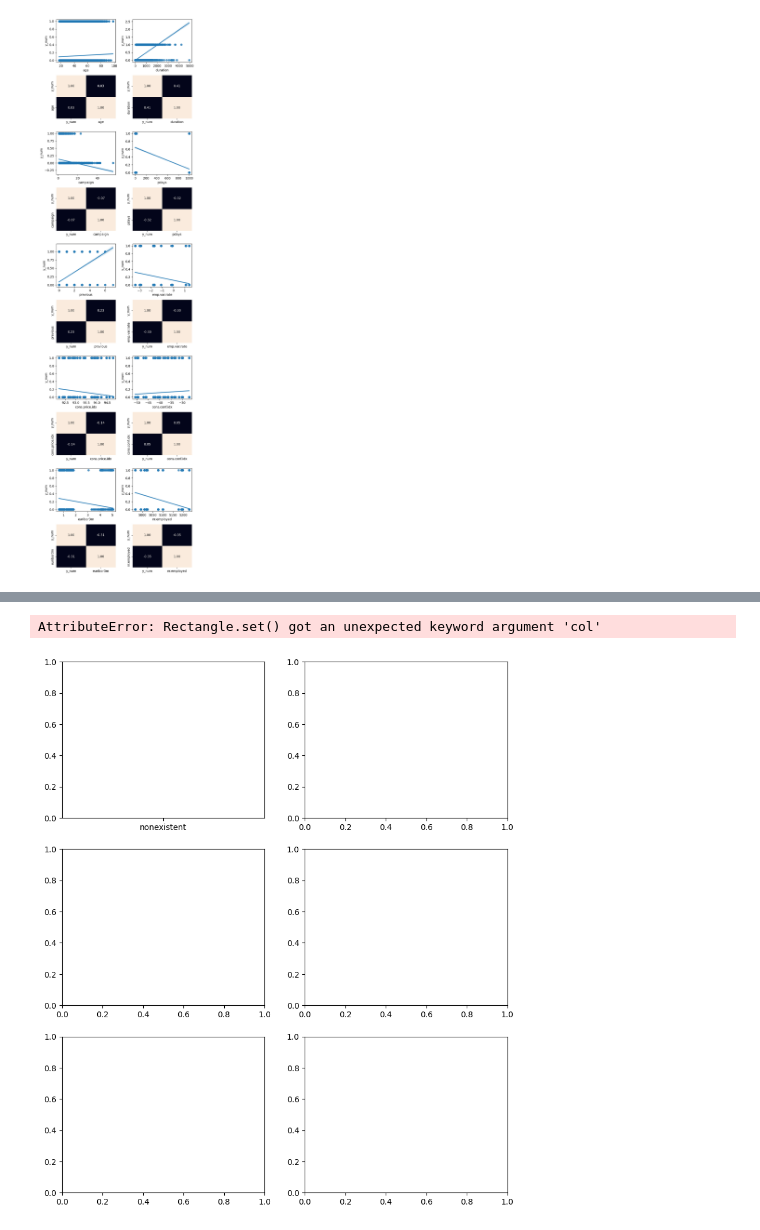
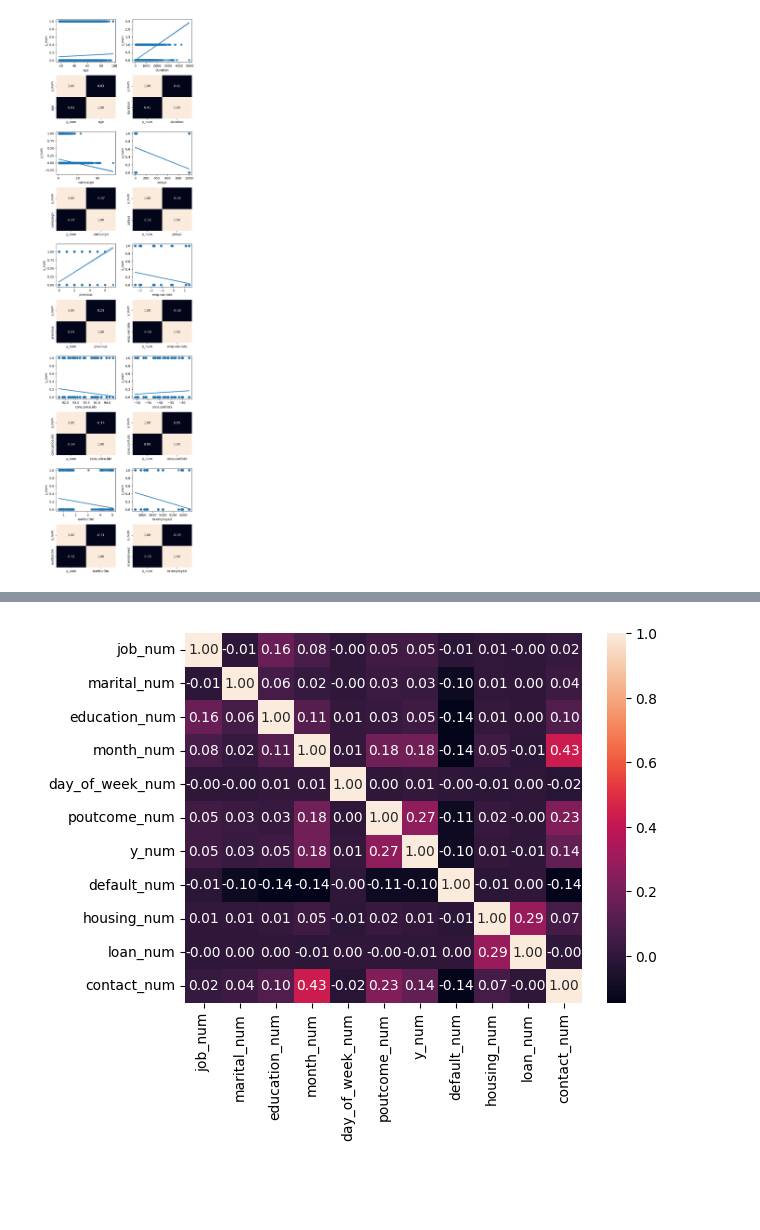
Before and after one commit to ASGAMO-DS/Marketing-Bancario, a Jupyter notebook: src/explore.ipynb, the cells around one changed output, grey strips where cells are left out. Cells and saved outputs as stored; diff of their text form; code cells hidden in the pictures; blank space fills up the shorter version.

```diff
--- a/src/explore.ipynb
+++ b/src/explore.ipynb
@@ -496,24 +544,10 @@ plt.show()
-# %%
-fig, axis = plt.subplots(3, 2, figsize = (10,12))
-
-Gráfico_poutcome_y = sns.countplot(data=df, x='poutcome',hue='y',col='marital',kind='count',ax=axis[0,0])
-Gráfico_poutcome_y.set_ylabel('')
-for p in Gráfico_poutcome_y.patches:
-    Gráfico_poutcome_y.annotate(
-        f'{int(p.get_height())}',
-        (p.get_x() + p.get_width() / 2., p.get_height()),
-        ha='center',
-        va='baseline',
-        fontsize=10,
-        color='black',
-        rotation=90,
-        weight= 'bold',
-        xytext=(0, 5),
-        textcoords='offset points'
-    )
-
-plt.tight_layout()
-plt.show()
-# %% [output]
-AttributeError: Rectangle.set() got an unexpected keyword argument 'col'
-[figure, removed]
+# %%
+#Análisis numérico - Categórico
+#Ya tengo las variables categóricas factorizadas, por tanto hagamos el heatmap.
+
+columnas_correlacion =['job_num','marital_num','education_num','month_num','day_of_week_num','poutcome_num','y_num','default_num','housing_num','loan_num','contact_num']
+
+sns.heatmap(df[columnas_correlacion].corr(),annot=True,fmt='.2f')
+plt.show()
+# %% [output]
+[figure, added]
```
Also changed, not shown: parts of 2 cells of this notebook.
